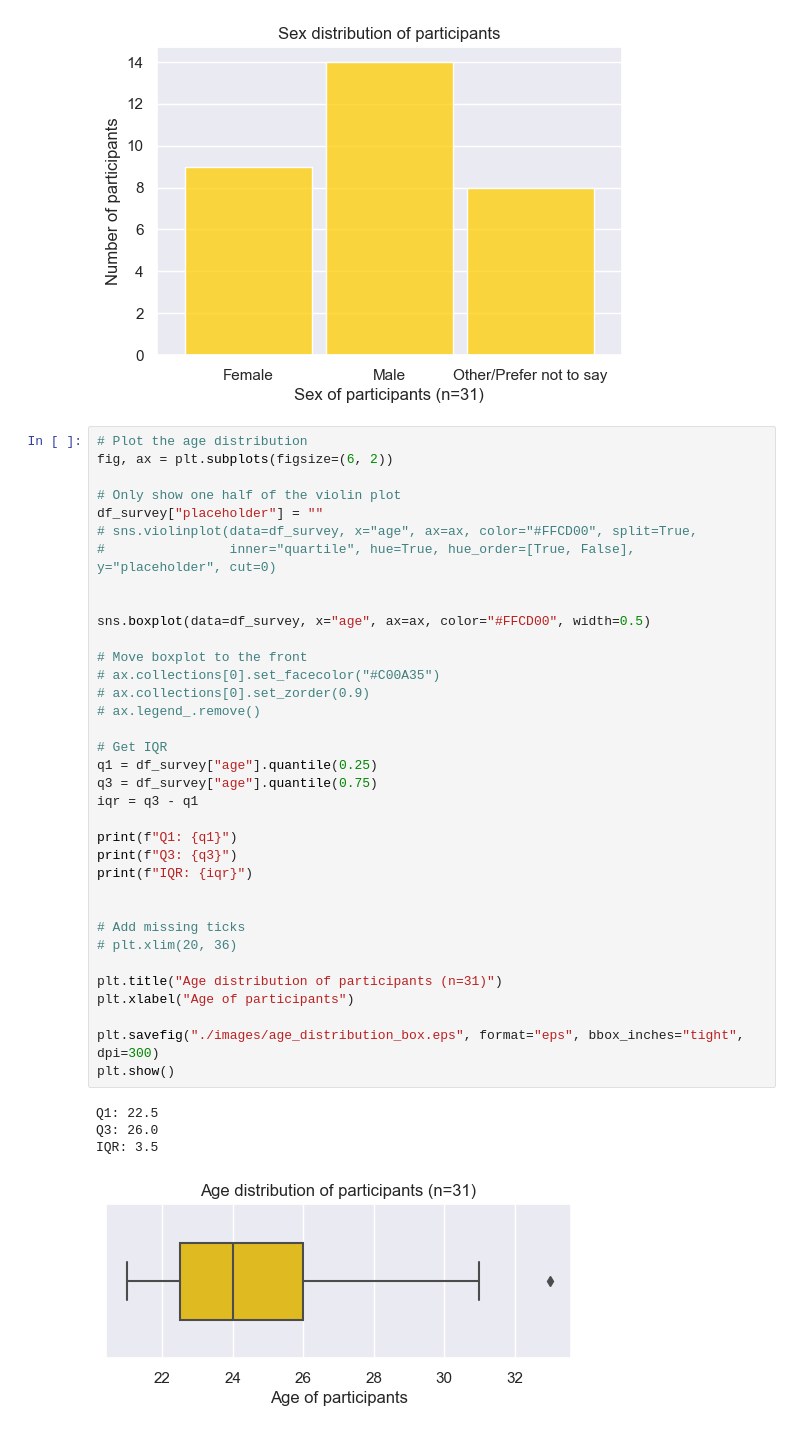
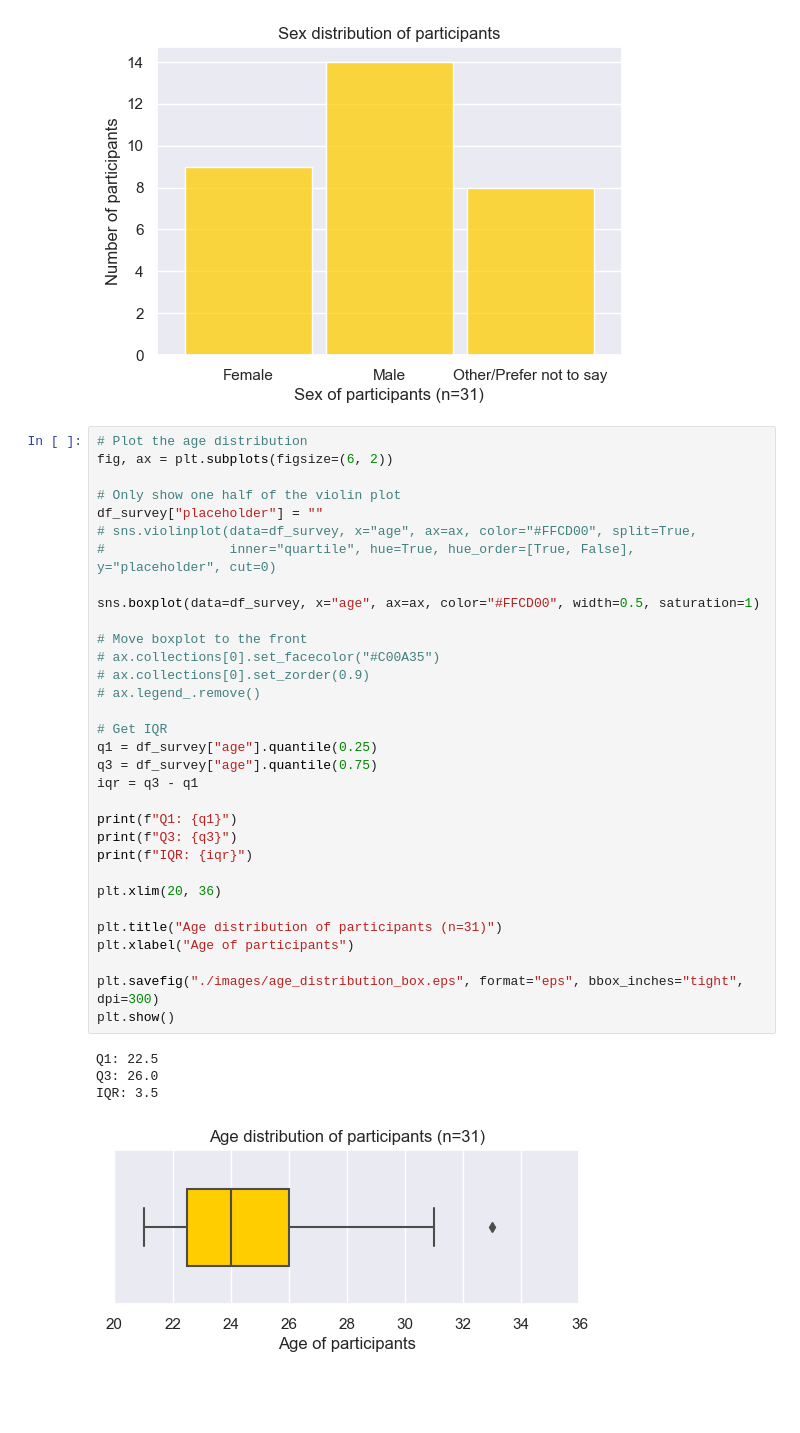
Before and after one commit to Denbergvanthijs/MethodsInAIResearch, a Jupyter notebook: data_analysis.ipynb, the cells around one changed output. Saved outputs shown, nothing was run; the diff lists cells and outputs as text; blank space fills up the shorter version.

Commit message:
Improved saturation of boxplot age

```diff
--- a/data_analysis.ipynb
+++ b/data_analysis.ipynb
@@ -278,36 +278,33 @@ fig, ax = plt.subplots(figsize=(6, 2))
 # Only show one half of the violin plot
 df_survey["placeholder"] = ""
 # sns.violinplot(data=df_survey, x="age", ax=ax, color="#FFCD00", split=True,
 #                inner="quartile", hue=True, hue_order=[True, False], y="placeholder", cut=0)
 
-
-sns.boxplot(data=df_survey, x="age", ax=ax, color="#FFCD00", width=0.5)
+sns.boxplot(data=df_survey, x="age", ax=ax, color="#FFCD00", width=0.5, saturation=1)
 
 # Move boxplot to the front
 # ax.collections[0].set_facecolor("#C00A35")
 # ax.collections[0].set_zorder(0.9)
 # ax.legend_.remove()
 
 # Get IQR
 q1 = df_survey["age"].quantile(0.25)
 q3 = df_survey["age"].quantile(0.75)
 iqr = q3 - q1
 
 print(f"Q1: {q1}")
 print(f"Q3: {q3}")
 print(f"IQR: {iqr}")
 
-
-# Add missing ticks
-# plt.xlim(20, 36)
+plt.xlim(20, 36)
 
 plt.title("Age distribution of participants (n=31)")
 plt.xlabel("Age of participants")
 
 plt.savefig("./images/age_distribution_box.eps", format="eps", bbox_inches="tight", dpi=300)
 plt.show()
 # %% [output]
 Q1: 22.5
 Q3: 26.0
 IQR: 3.5
-[figure, old version]
+[figure, new version]
```
Also changed, not shown: parts of 1 cell of this notebook, 5 other files.
